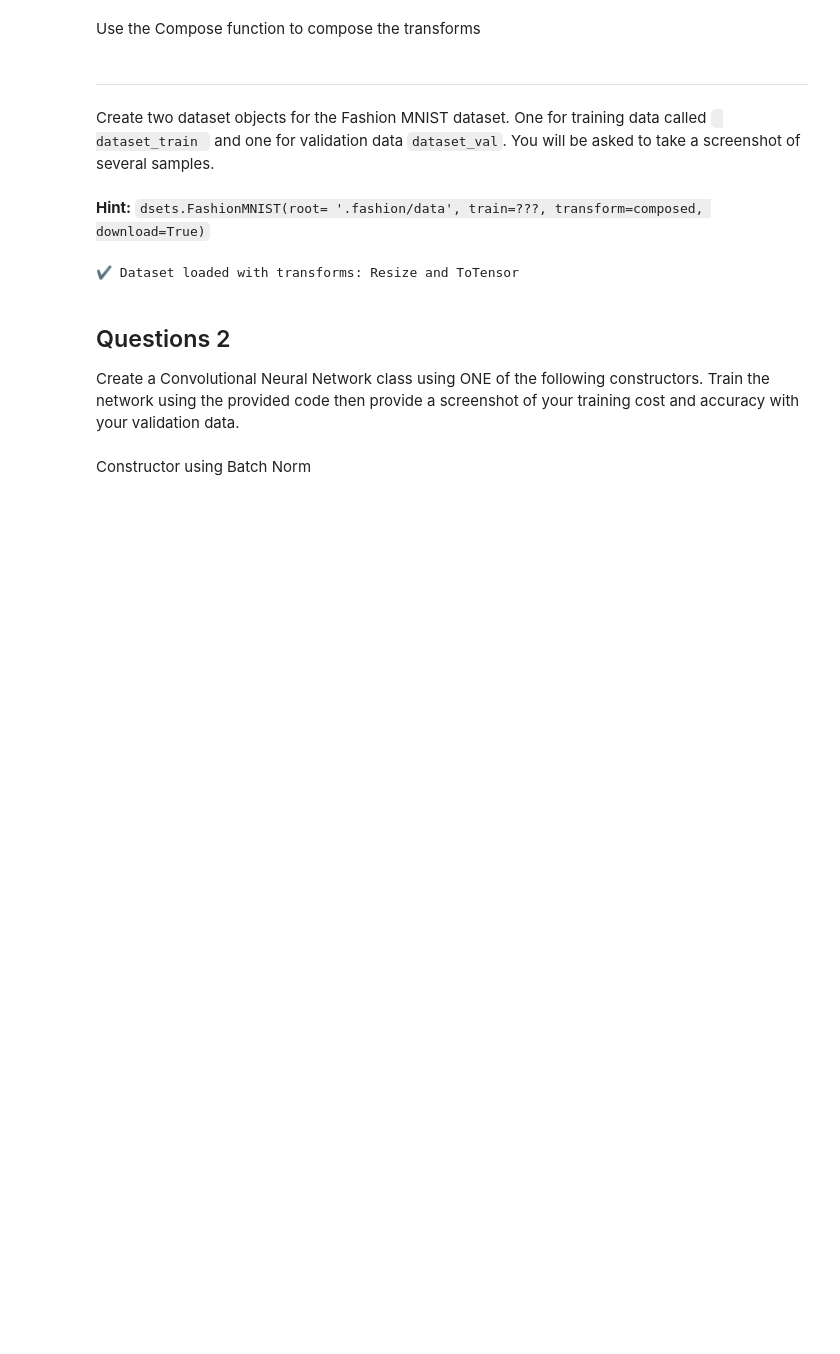
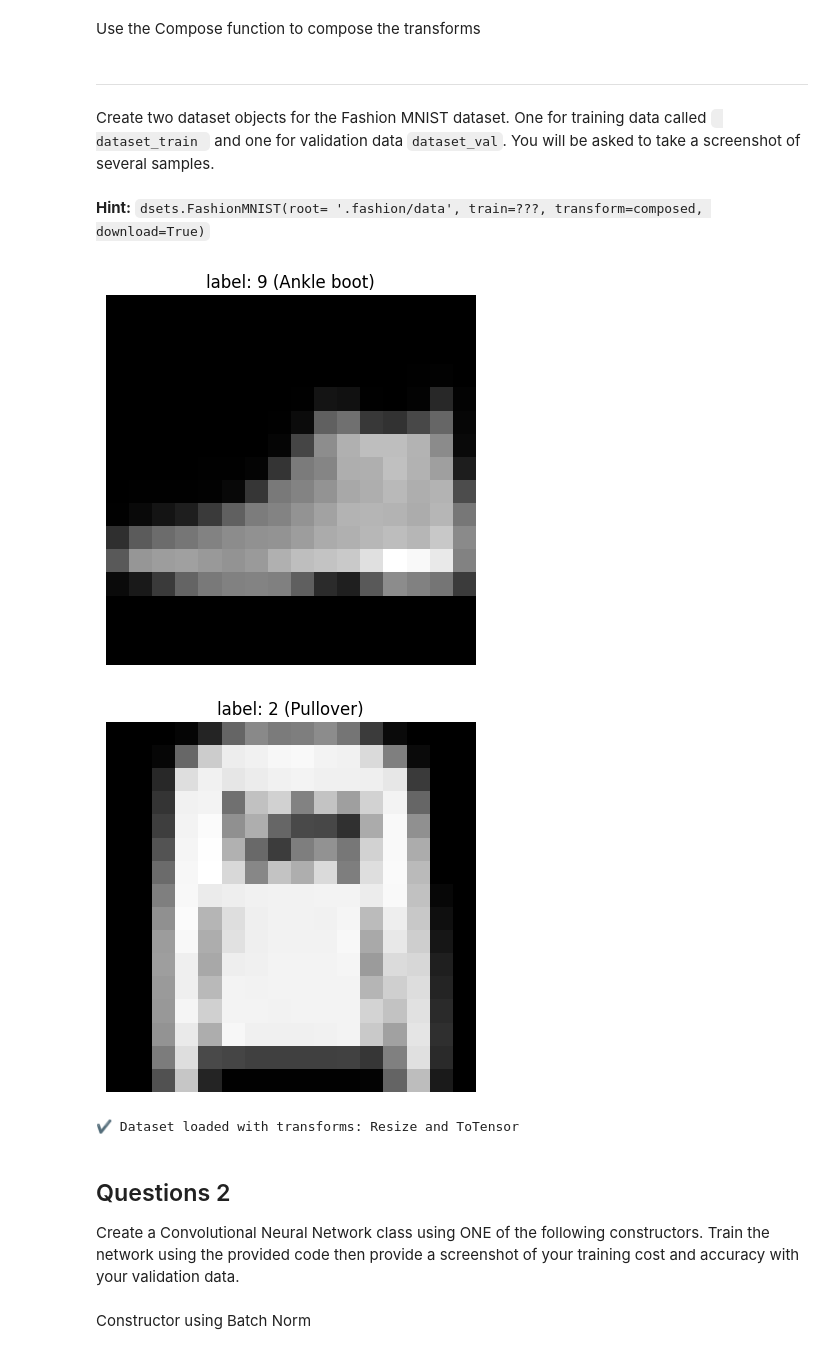
Before and after one commit to jabanitaha/data-mining-2-, a Jupyter notebook: FashionMNISTProject_v1_Answered_.ipynb, the cells around one changed output. Cells and saved outputs as stored; diff of their text form; code cells hidden in the pictures; blank space fills up the shorter version.

```diff
--- a/FashionMNISTProject_v1_Answered_.ipynb
+++ b/FashionMNISTProject_v1_Answered_.ipynb
@@ -111,13 +111,54 @@ Create two dataset objects for the Fashion MNIST  dataset. One for training data
 <code>dsets.FashionMNIST(root= '.fashion/data', train=???, transform=composed,  download=True)</code>
 # %%
 # Enter your code here
-# %%
-for n,data_sample in enumerate(dataset_val):
-
-    show_data(data_sample)
-    plt.show()
-    if n==2:
-        break
+# %%
+# imports
+import matplotlib.pyplot as plt
+from torchvision import datasets, transforms
+
+# 1) transforms: Resize -> ToTensor
+IMAGE_SIZE = 16
+composed = transforms.Compose([
+    transforms.Resize((IMAGE_SIZE, IMAGE_SIZE)),
+    transforms.ToTensor(),             # grayscale -> tensor [1, H, W] in [0,1]
+])
+
+# 2) datasets: train & validation (FashionMNIST)
+dataset_train = datasets.FashionMNIST(
+    root="./fashion/data", train=True, transform=composed, download=True
+)
+dataset_val = datasets.FashionMNIST(
+    root="./fashion/data", train=False, transform=composed, download=True
+)
+
+# (optional) class names to display
+class_names = ['T-shirt/top','Trouser','Pullover','Dress','Coat',
+               'Sandal','Shirt','Sneaker','Bag','Ankle boot']
+
+# 3) define show_data() used below
+def show_data(sample):
+    img, label = sample             # img: torch.Size([1, H, W]) for FashionMNIST
+    # squeeze channel for grayscale display
+    if img.ndim == 3 and img.size(0) == 1:
+        img = img.squeeze(0)
+        cmap = "gray"
+    else:
+        # (for RGB datasets)
+        img = img.permute(1, 2, 0)
+        cmap = None
+    plt.imshow(img, cmap=cmap)
+    plt.title(f"label: {label} ({class_names[label]})")
+    plt.axis("off")
+
+# 4) preview two samples from validation set (as your cell intends)
+for n, data_sample in enumerate(dataset_val):
+    show_data(data_sample)
+    plt.show()
+    if n == 1:   # show first 2
+        break
+# %% [output]
+[figure, added]
+[figure, added]
 # %%
 # Define the Dataset class and apply necessary transforms
 from torch.utils.data import Dataset, DataLoader
```
Also changed, not shown: parts of 2 cells of this notebook.
